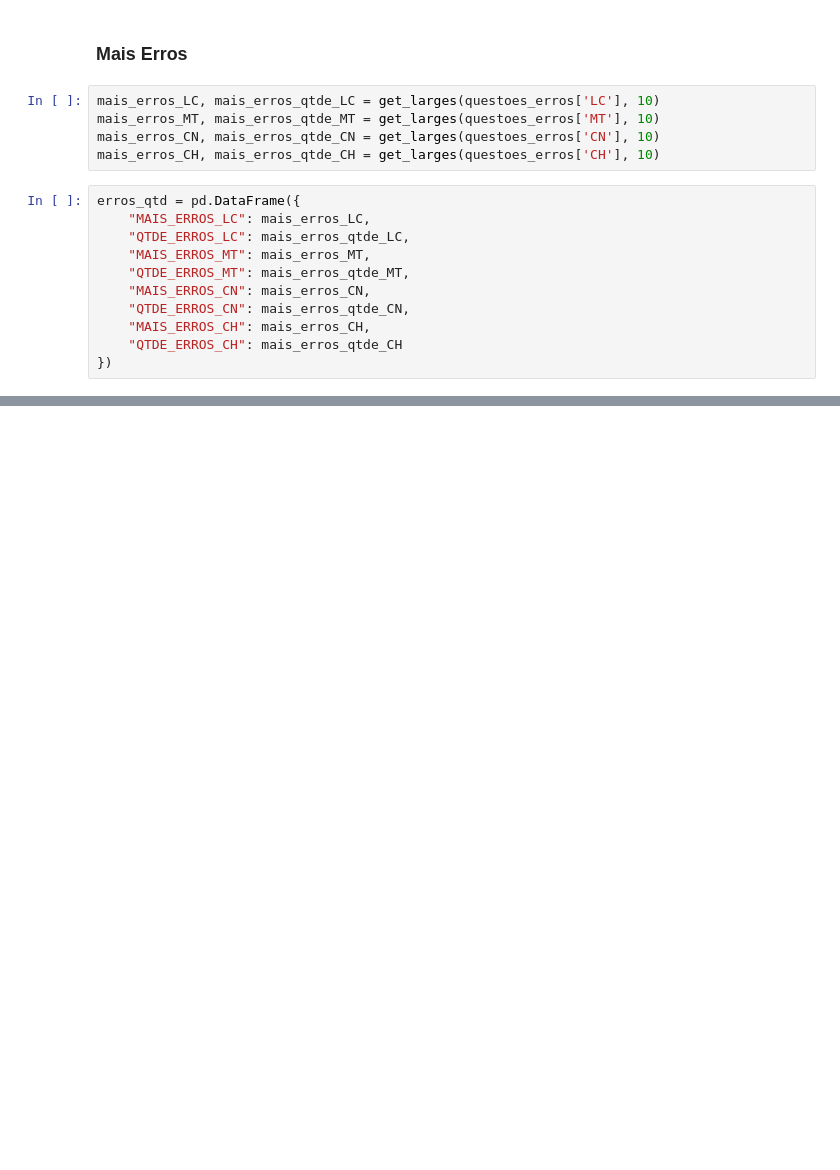
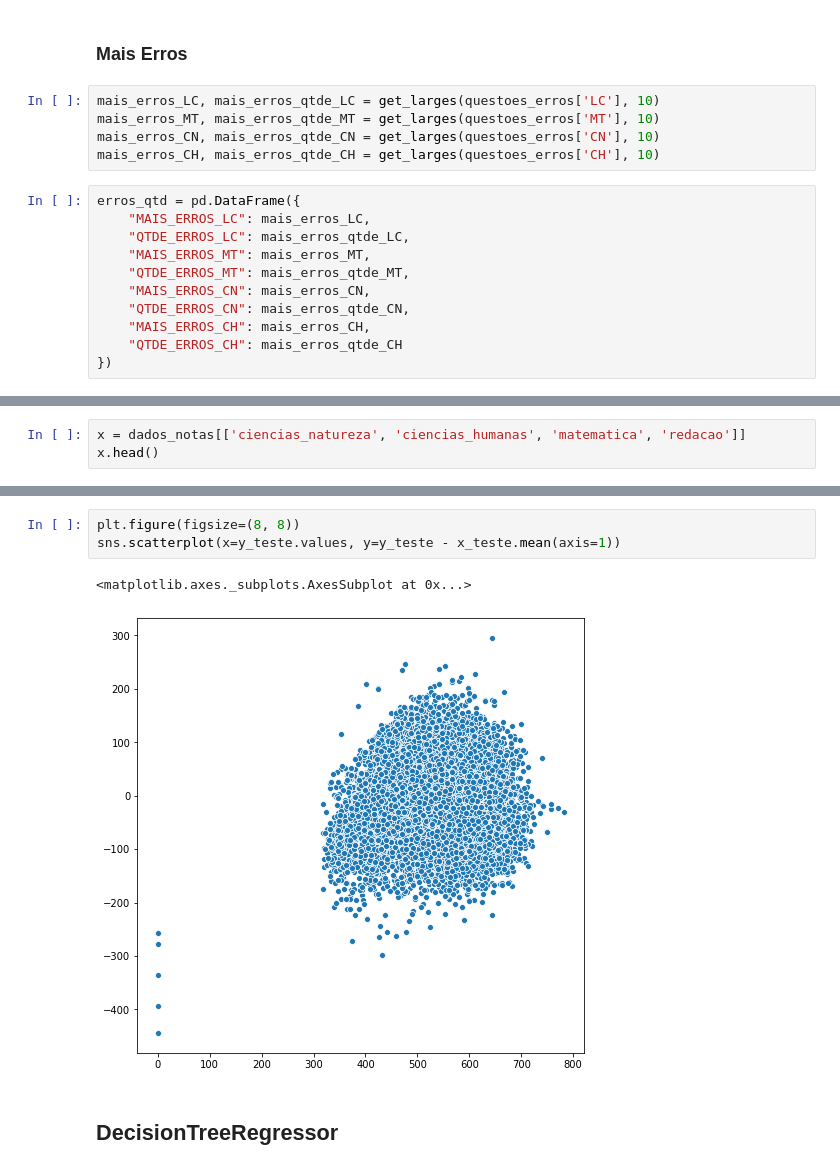
Before and after one commit to EduardoJM/data-science-quarentenadados, a Jupyter notebook: QuarentenaDados_ENEM.ipynb, the cells around one changed output, grey strips where cells are left out. Saved outputs shown, nothing was run; the diff lists cells and outputs as text; blank space fills up the shorter version.

```diff
--- a/QuarentenaDados_ENEM.ipynb
+++ b/QuarentenaDados_ENEM.ipynb
@@ -455,0 +460,3 @@ erros_qtd
+# %%
+x = dados_notas[['ciencias_natureza', 'ciencias_humanas', 'matematica', 'redacao']]
+x.head()
@@ -455,0 +554,8 @@ erros_qtd
+# %%
+plt.figure(figsize=(8, 8))
+sns.scatterplot(x=y_teste.values, y=y_teste - x_teste.mean(axis=1))
+# %% [output]
+<matplotlib.axes._subplots.AxesSubplot at 0x...>
+[figure, added]
+# %% [markdown]
+## DecisionTreeRegressor
```
Also changed, not shown: parts of 43 cells of this notebook.
